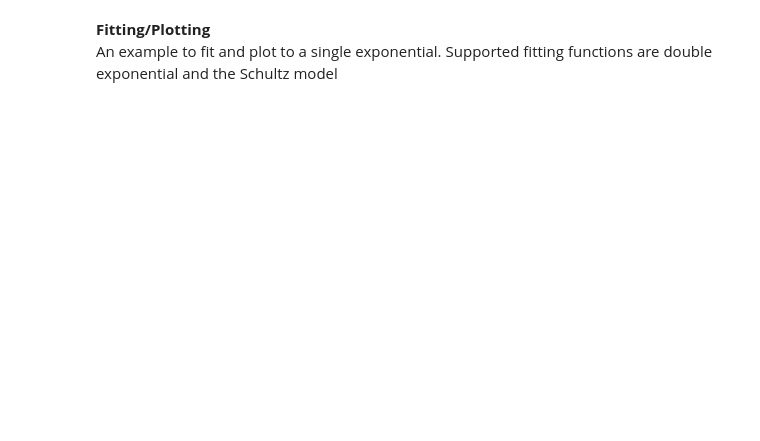
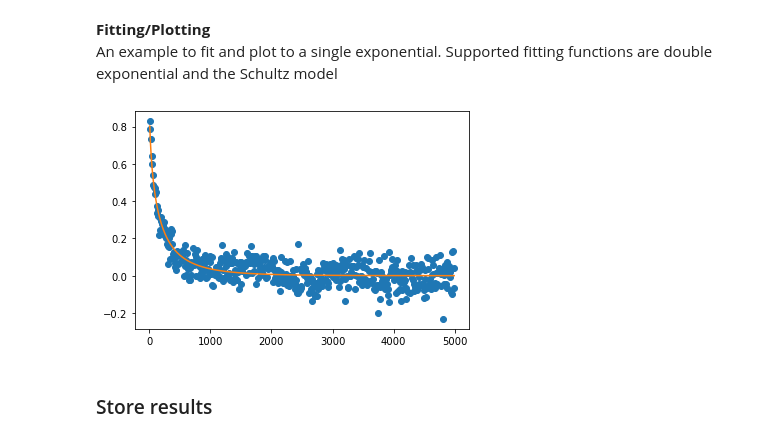
Before and after one commit to koenderinklab/OpenDDM, a Jupyter notebook: tutorial/ddm_example.ipynb, the cells around one changed output. Saved outputs shown, nothing was run; the diff lists cells and outputs as text; code cells hidden in the pictures; blank space fills up the shorter version.

```diff
--- a/tutorial/ddm_example.ipynb
+++ b/tutorial/ddm_example.ipynb
@@ -78,6 +96,9 @@ isf[len(isf)-1]
 An example to fit and plot to a single exponential. Supported fitting functions are double exponential and the Schultz model
 # %%
 # taus = intTaus*ddmData.tScale #taus in milliseconds
-taus = intTaus
-plotISF(isf[:,1:], taus[1:], q = len(isf)//2)
-pl.show()
+taus = np.arange(1, len(ddmData) // 2) * 10 # in milliseconds
+plotISF(isf, taus, q = len(isf)//2)
+plotSingleExpFit(isf, taus)
+plt.show()
+# %% [output]
+[figure, added]
@@ -85,0 +105,2 @@ isf.shape
+# %% [markdown]
+### Store results
```
Also changed, not shown: parts of 16 cells of this notebook.
